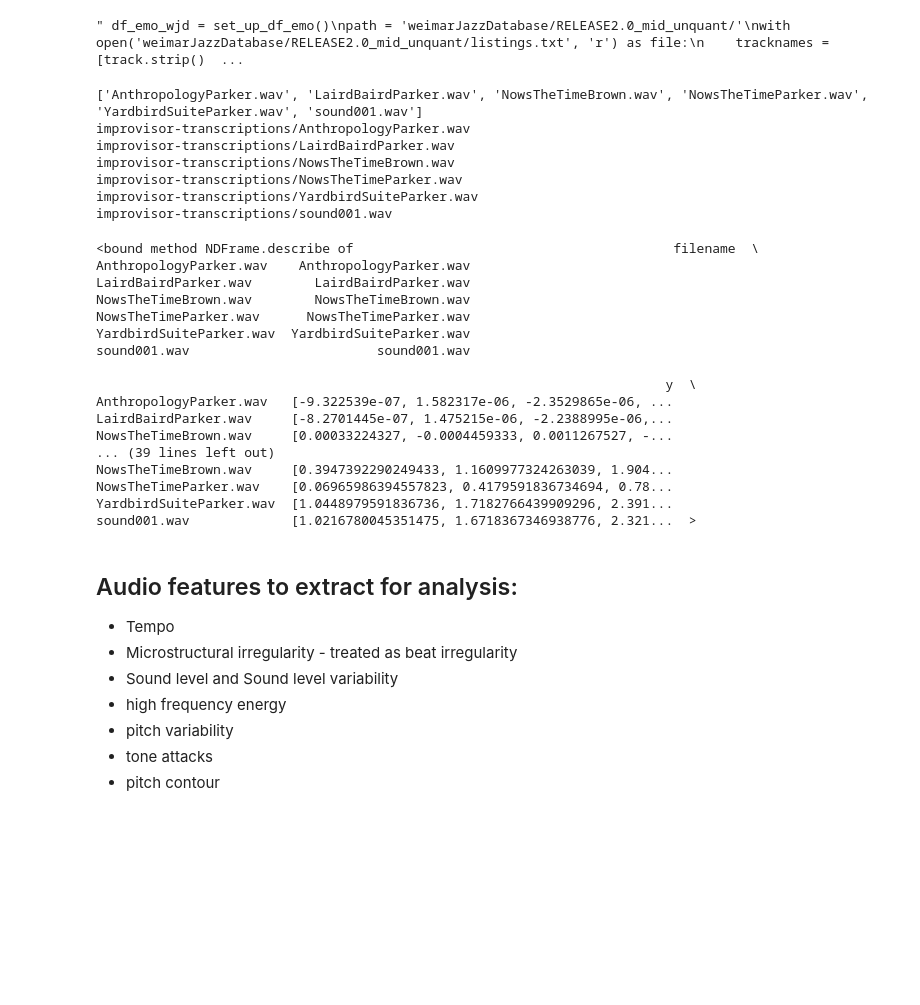
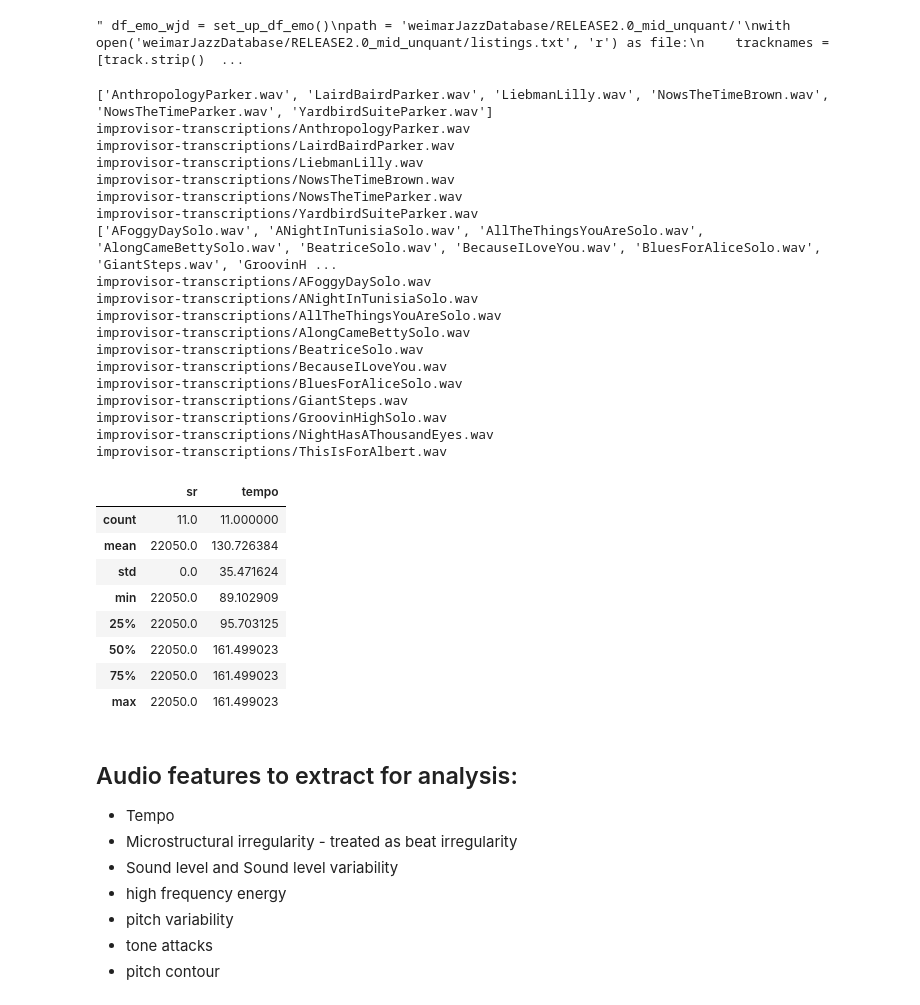
Before and after one commit to annajordanous/emovectors, a Jupyter notebook: emovec.ipynb, the cells around one changed output. Drawn from its saved outputs; the diff is of its cells as text; code cells hidden in the pictures; blank space fills up the shorter version.

```diff
--- a/emovec.ipynb
+++ b/emovec.ipynb
@@ -122,38 +126,53 @@ df_emo_wjd.describe '''
 " df_emo_wjd = set_up_df_emo()\npath = 'weimarJazzDatabase/RELEASE2.0_mid_unquant/'\nwith open('weimarJazzDatabase/RELEASE2.0_mid_unquant/listings.txt', 'r') as file:\n    tracknames = [track.strip()  ...
 # %%
 df_emo_iv = set_up_df_emo()
+df_emo_iv_bob = set_up_df_emo()
 
 path = 'improvisor-transcriptions/'
+# original transcriptions
 with open('improvisor-transcriptions/listings.txt', 'r') as file:
     tracknames = [track.strip() for track in file]
 print(tracknames)
 readin_data(path, tracknames, df_emo_iv, False)
-df_emo_iv.describe
+
+# bob transcriptions
+with open('improvisor-transcriptions/listings3.txt', 'r') as file:
+    tracknames = [track.strip() for track in file]
+print(tracknames)
+readin_data(path, tracknames, df_emo_iv_bob, False)
+
+
+df_emo_iv.describe()
+df_emo_iv_bob.describe()
 # %% [output]
-['AnthropologyParker.wav', 'LairdBairdParker.wav', 'NowsTheTimeBrown.wav', 'NowsTheTimeParker.wav', 'YardbirdSuiteParker.wav', 'sound001.wav']
+['AnthropologyParker.wav', 'LairdBairdParker.wav', 'LiebmanLilly.wav', 'NowsTheTimeBrown.wav', 'NowsTheTimeParker.wav', 'YardbirdSuiteParker.wav']
 improvisor-transcriptions/AnthropologyParker.wav
 improvisor-transcriptions/LairdBairdParker.wav
+improvisor-transcriptions/LiebmanLilly.wav
 improvisor-transcriptions/NowsTheTimeBrown.wav
 improvisor-transcriptions/NowsTheTimeParker.wav
 improvisor-transcriptions/YardbirdSuiteParker.wav
-improvisor-transcriptions/sound001.wav
+['AFoggyDaySolo.wav', 'ANightInTunisiaSolo.wav', 'AllTheThingsYouAreSolo.wav', 'AlongCameBettySolo.wav', 'BeatriceSolo.wav', 'BecauseILoveYou.wav', 'BluesForAliceSolo.wav', 'GiantSteps.wav', 'GroovinH ...
+improvisor-transcriptions/AFoggyDaySolo.wav
+improvisor-transcriptions/ANightInTunisiaSolo.wav
+improvisor-transcriptions/AllTheThingsYouAreSolo.wav
+improvisor-transcriptions/AlongCameBettySolo.wav
+improvisor-transcriptions/BeatriceSolo.wav
+improvisor-transcriptions/BecauseILoveYou.wav
+improvisor-transcriptions/BluesForAliceSolo.wav
+improvisor-transcriptions/GiantSteps.wav
+improvisor-transcriptions/GroovinHighSolo.wav
+improvisor-transcriptions/NightHasAThousandEyes.wav
+improvisor-transcriptions/ThisIsForAlbert.wav
-<bound method NDFrame.describe of                                         filename  \
-AnthropologyParker.wav    AnthropologyParker.wav
-LairdBairdParker.wav        LairdBairdParker.wav
-NowsTheTimeBrown.wav        NowsTheTimeBrown.wav
-NowsTheTimeParker.wav      NowsTheTimeParker.wav
-YardbirdSuiteParker.wav  YardbirdSuiteParker.wav
-sound001.wav                        sound001.wav
-
-                                                                         y  \
-AnthropologyParker.wav   [-9.322539e-07, 1.582317e-06, -2.3529865e-06, ...
-LairdBairdParker.wav     [-8.2701445e-07, 1.475215e-06, -2.2388995e-06,...
-NowsTheTimeBrown.wav     [0.00033224327, -0.0004459333, 0.0011267527, -...
-... (39 lines left out)
-NowsTheTimeBrown.wav     [0.3947392290249433, 1.1609977324263039, 1.904...
-NowsTheTimeParker.wav    [0.06965986394557823, 0.4179591836734694, 0.78...
-YardbirdSuiteParker.wav  [1.0448979591836736, 1.7182766439909296, 2.391...
-sound001.wav             [1.0216780045351475, 1.6718367346938776, 2.321...  >
+|  | sr | tempo |
+| count | 11.0 | 11.000000 |
+| mean | 22050.0 | 130.726384 |
+| std | 0.0 | 35.471624 |
+| min | 22050.0 | 89.102909 |
+| 25% | 22050.0 | 95.703125 |
+| 50% | 22050.0 | 161.499023 |
+| 75% | 22050.0 | 161.499023 |
+| max | 22050.0 | 161.499023 |
 # %% [markdown]
 ## Audio features to extract for analysis:
 
```
Also changed, not shown: parts of 17 cells of this notebook, 28 other files.
